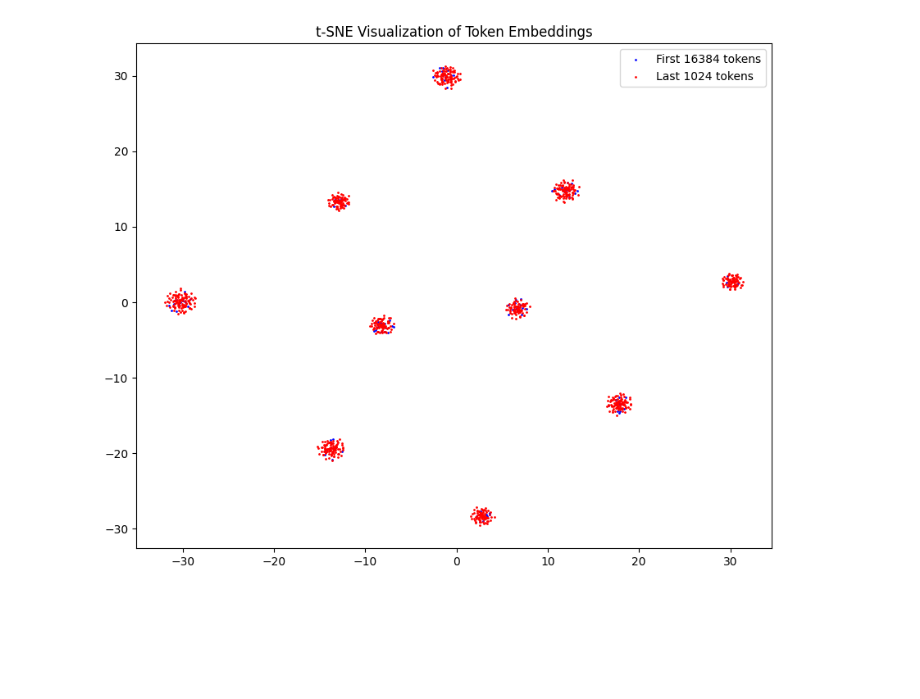
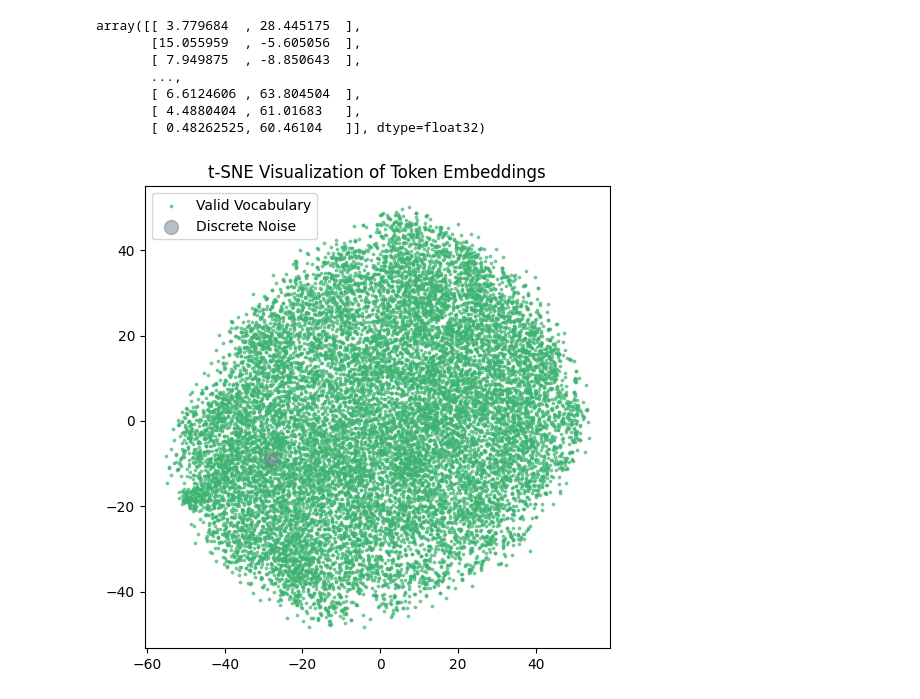
Before and after one commit to martian422/ReDDiT, a Jupyter notebook: notes/visualize_masks.ipynb, the cells around one changed output. Saved outputs shown, nothing was run; the diff lists cells and outputs as text; code cells hidden in the pictures; blank space fills up the shorter version.

```diff
--- a/notes/visualize_masks.ipynb
+++ b/notes/visualize_masks.ipynb
@@ -72,18 +71,26 @@ points = generate_clustered_points()
 # %%
-num_tokens = 16384 + 1024
+num_tokens = 16384 + 1
 embeddings = model.backbone.vocab_embed(np.arange(num_tokens))  # Shape: (17408, embedding_dim)
 embeddings = embeddings.cpu().float().numpy()
+tsne = TSNE(n_components=2, random_state=42, perplexity=50)
+reduced_embeddings = tsne.fit_transform(embeddings)
+# %%
+reduced_embeddings
+# %% [output]
+array([[ 3.779684  , 28.445175  ],
+       [15.055959  , -5.605056  ],
+       [ 7.949875  , -8.850643  ],
+       ...,
+       [ 6.6124606 , 63.804504  ],
+       [ 4.4880404 , 61.01683   ],
+       [ 0.48262525, 60.46104   ]], dtype=float32)
 # %%
 # Apply t-SNE for visualization
-tsne = TSNE(n_components=2, random_state=42, perplexity=50)
-reduced_embeddings = tsne.fit_transform(points)
-
-# Plot first 16384 tokens in blue, last 1024 tokens in red
-plt.figure(figsize=(10, 8))
-plt.scatter(reduced_embeddings[:100, 0], reduced_embeddings[:100, 1], s=1, color='blue', label='First 16384 tokens')
-plt.scatter(reduced_embeddings[100:, 0], reduced_embeddings[100:, 1], s=1, color='red', label='Last 1024 tokens')
+plt.figure(figsize=(6, 6))
+plt.scatter(reduced_embeddings[:16384, 0], reduced_embeddings[:16384, 1], s=3, alpha=0.6, color='mediumseagreen', label='Valid Vocabulary')
+plt.scatter(reduced_embeddings[16384:, 0], reduced_embeddings[16384:, 1], s=100, alpha=0.5, color='slategray', label='Discrete Noise')
 plt.legend()
 plt.title("t-SNE Visualization of Token Embeddings")
 plt.show()
 # %% [output]
-[figure, old version]
+[figure, new version]
```
Also changed, not shown: parts of 12 cells of this notebook, 54 other files.
